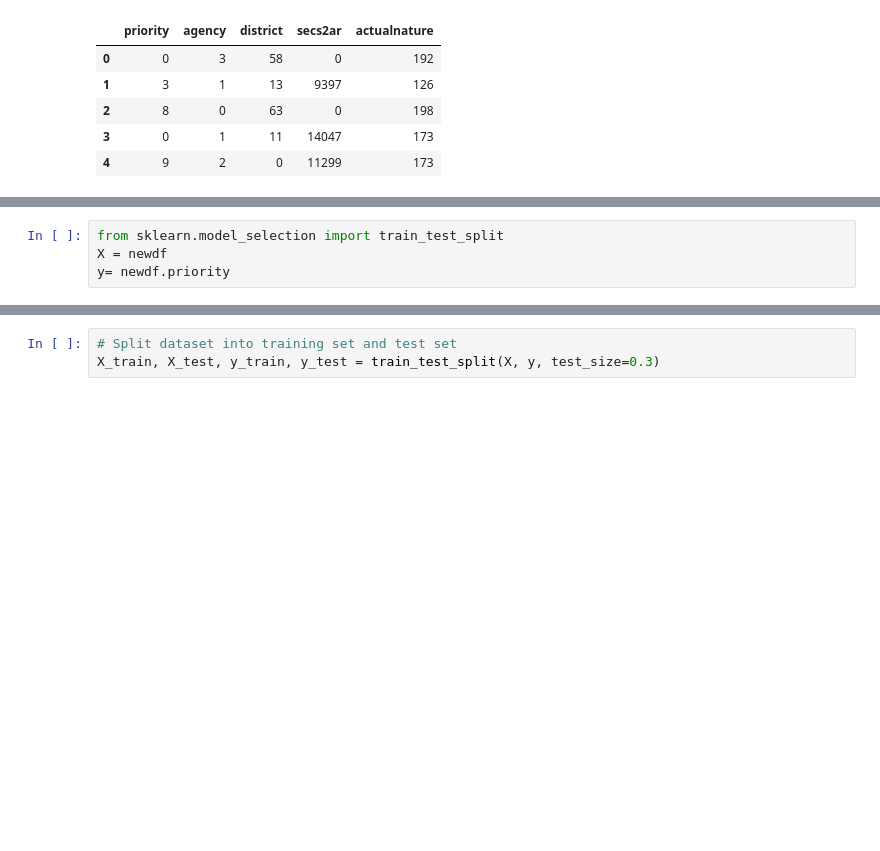
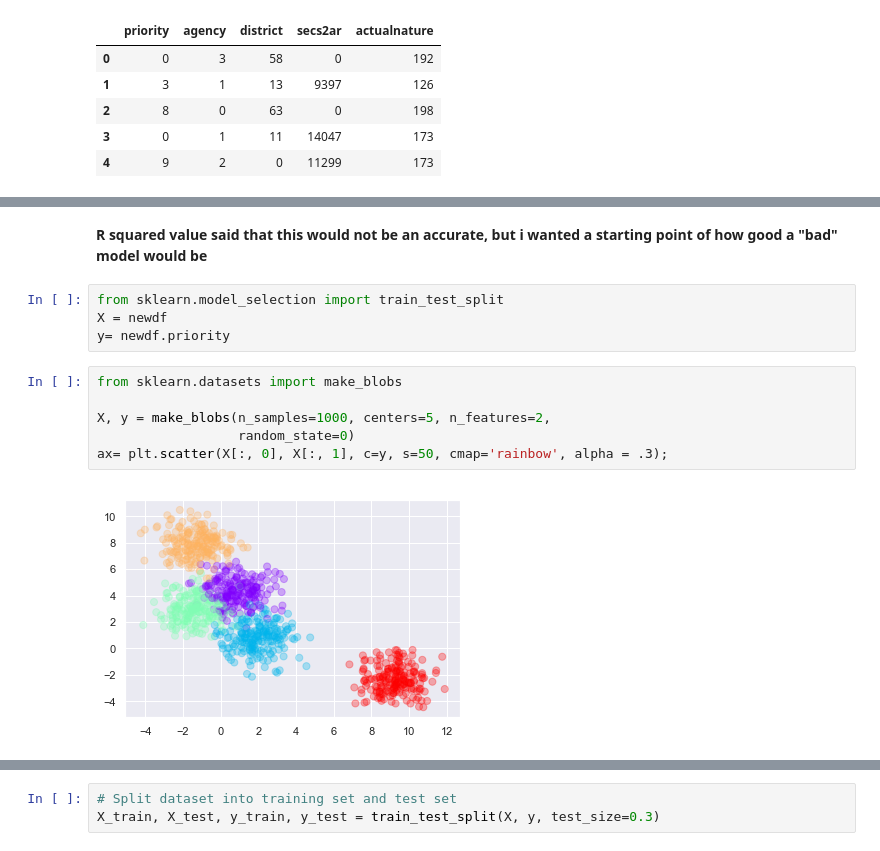
Before and after one commit to UNCG-CSE/Guilford_EMS, a Jupyter notebook: src/Machine Learning.ipynb, the cells around one changed output, grey strips where cells are left out. Cells and saved outputs as stored; diff of their text form; blank space fills up the shorter version.

```diff
--- a/src/Machine Learning.ipynb
+++ b/src/Machine Learning.ipynb
@@ -332,4 +230,14 @@ regression_model.score(X_train, y_train)
+# %% [markdown]
+**R squared value said that this would not be an accurate, but i wanted a starting point of how good a "bad" model would be**
 # %%
 from sklearn.model_selection import train_test_split
 X = newdf
 y= newdf.priority
+# %%
+from sklearn.datasets import make_blobs
+
+X, y = make_blobs(n_samples=1000, centers=5, n_features=2,
+                  random_state=0)
+ax= plt.scatter(X[:, 0], X[:, 1], c=y, s=50, cmap='rainbow', alpha = .3);
+# %% [output]
+[figure, added]
```
Also changed, not shown: parts of 35 cells of this notebook.
